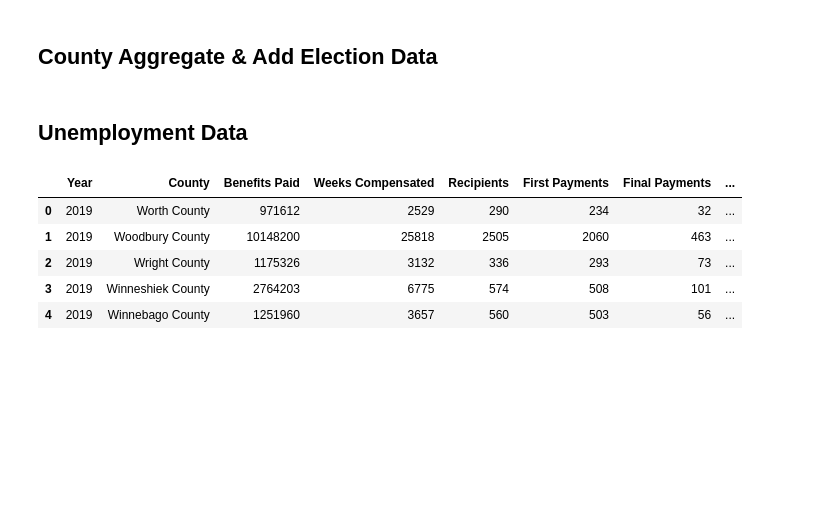
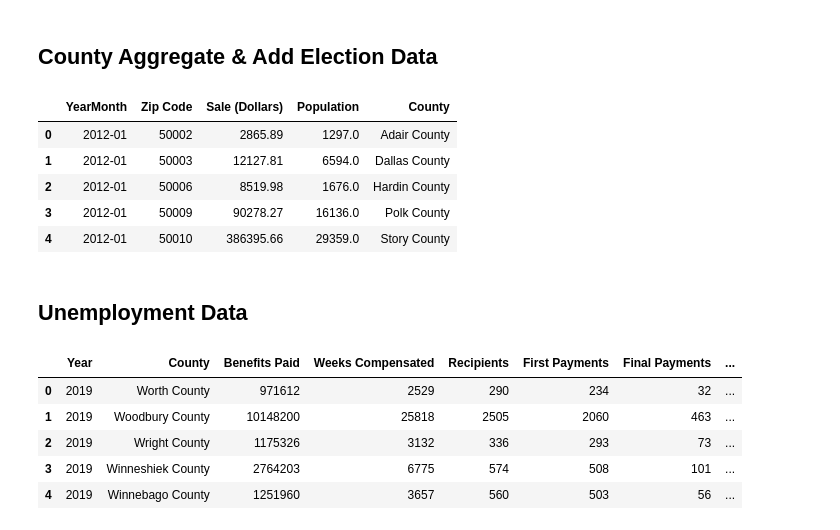
Before and after one commit to ErikC324/Data401-Project1, a Jupyter notebook: Project1-Lemar.ipynb, the cells around one changed output. Drawn from its saved outputs; the diff is of its cells as text; code cells hidden in the pictures; blank space fills up the shorter version.

```diff
--- a/Project1-Lemar.ipynb
+++ b/Project1-Lemar.ipynb
@@ -58,6 +77,15 @@ totalCounty["Month"] = totalCounty["YearMonth"].str.split("-").str[-1]
 election_df["County"] = election_df["County"].str.replace(', Iowa', "")
 totalCounty = totalCounty.merge(election_df, on="County")
 totalCounty["SalesPerCapita"] = totalCounty["Sale (Dollars)"] / totalCounty["Total Population"]
+# %%
+totalZip.head()
+# %% [output]
+|  | YearMonth | Zip Code | Sale (Dollars) | Population | County |
+| 0 | 2012-01 | 50002 | 2865.89 | 1297.0 | Adair County |
+| 1 | 2012-01 | 50003 | 12127.81 | 6594.0 | Dallas County |
+| 2 | 2012-01 | 50006 | 8519.98 | 1676.0 | Hardin County |
+| 3 | 2012-01 | 50009 | 90278.27 | 16136.0 | Polk County |
+| 4 | 2012-01 | 50010 | 386395.66 | 29359.0 | Story County |
 # %% [markdown]
 ## Unemployment Data
 # %%
```
Also changed, not shown: parts of 4 cells of this notebook.
